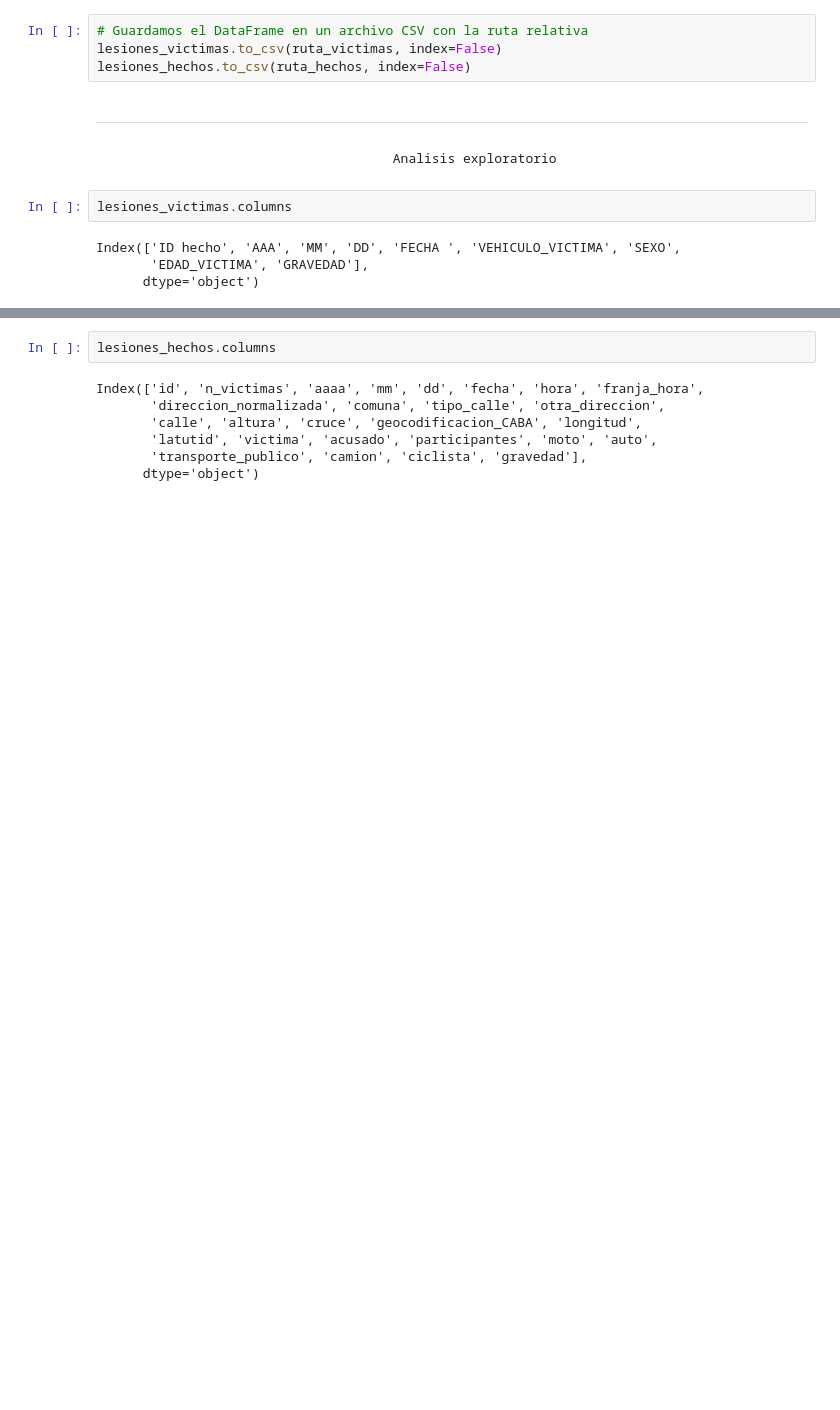
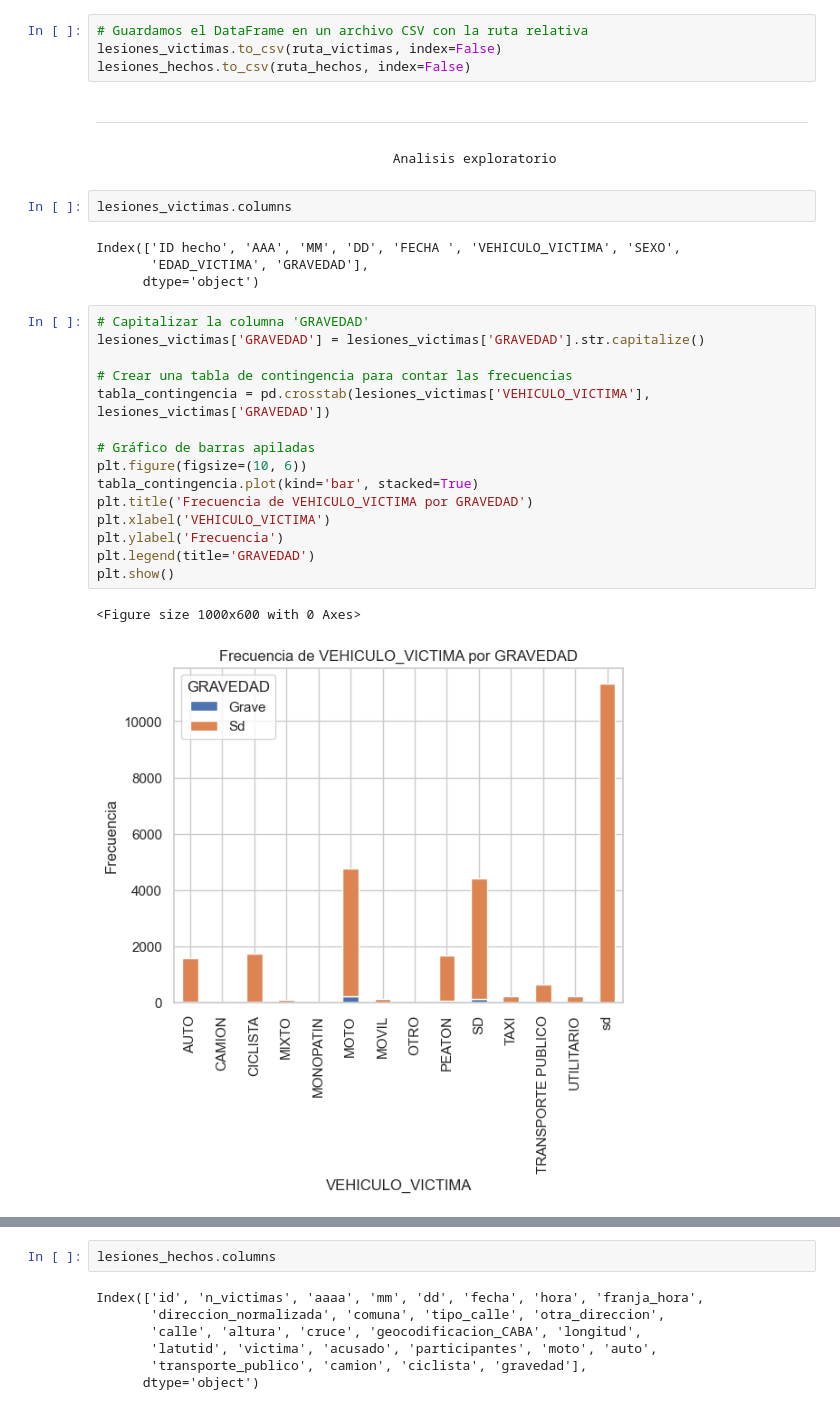
Before and after one commit to Frombini/Proyecto-Siniestros-Viales, a Jupyter notebook: EDA.ipynb, the cells around one changed output, grey strips where cells are left out. Saved outputs shown, nothing was run; the diff lists cells and outputs as text; blank space fills up the shorter version.

```diff
--- a/EDA.ipynb
+++ b/EDA.ipynb
@@ -1173,3 +1173,21 @@ lesiones_victimas.columns
 Index(['ID hecho', 'AAA', 'MM', 'DD', 'FECHA ', 'VEHICULO_VICTIMA', 'SEXO',
        'EDAD_VICTIMA', 'GRAVEDAD'],
       dtype='object')
+# %%
+# Capitalizar la columna 'GRAVEDAD'
+lesiones_victimas['GRAVEDAD'] = lesiones_victimas['GRAVEDAD'].str.capitalize()
+
+# Crear una tabla de contingencia para contar las frecuencias
+tabla_contingencia = pd.crosstab(lesiones_victimas['VEHICULO_VICTIMA'], lesiones_victimas['GRAVEDAD'])
+
+# Gráfico de barras apiladas
+plt.figure(figsize=(10, 6))
+tabla_contingencia.plot(kind='bar', stacked=True)
+plt.title('Frecuencia de VEHICULO_VICTIMA por GRAVEDAD')
+plt.xlabel('VEHICULO_VICTIMA')
+plt.ylabel('Frecuencia')
+plt.legend(title='GRAVEDAD')
+plt.show()
+# %% [output]
+<Figure size 1000x600 with 0 Axes>
+[figure, added]
```
Also changed, not shown: parts of 11 cells of this notebook, 4 other files.
